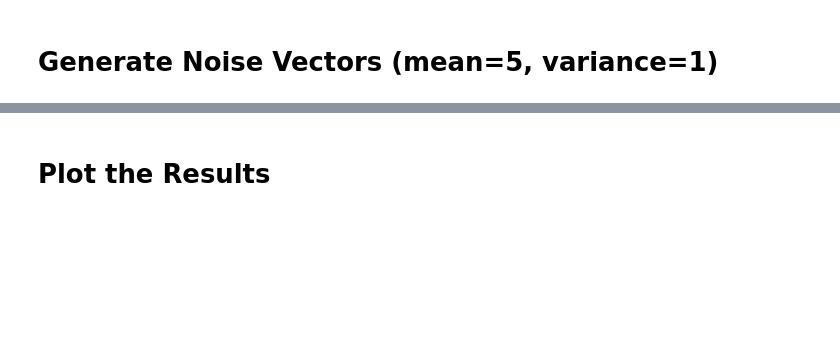
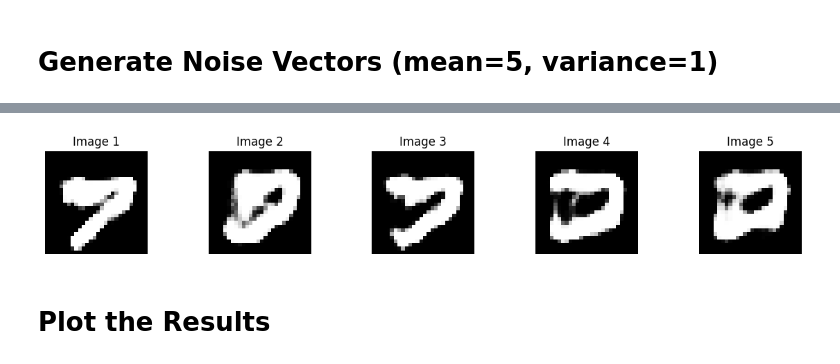
Before and after one commit to Nourin-Nusrat/CSE4261_DNN, a Jupyter notebook: Assignment10/DNN_Assignment_10_3_4.ipynb, the cells around one changed output, grey strips where cells are left out. Saved outputs shown, nothing was run; the diff lists cells and outputs as text; code cells hidden in the pictures; blank space fills up the shorter version.

```diff
--- a/Assignment10/DNN_Assignment_10_3_4.ipynb
+++ b/Assignment10/DNN_Assignment_10_3_4.ipynb
@@ -167,3 +171,17 @@ plt.show()
+# %%
+noise_vectors = torch.normal(mean=5.0, std=2.0, size=(5, 16)).to(device)
+with torch.no_grad():
+    generated_images = model.decoder(noise_vectors).cpu()
+plt.figure(figsize=(12, 2))
+for i in range(5):
+    plt.subplot(1, 5, i + 1)
+    plt.imshow(generated_images[i][0], cmap='gray')
+    plt.title(f"Image {i+1}")
+    plt.axis('off')
+plt.tight_layout()
+plt.show()
+# %% [output]
+[figure, added]
 # %% [markdown]
 # Plot the Results
 # %%
```
Also changed, not shown: parts of 6 cells of this notebook.
